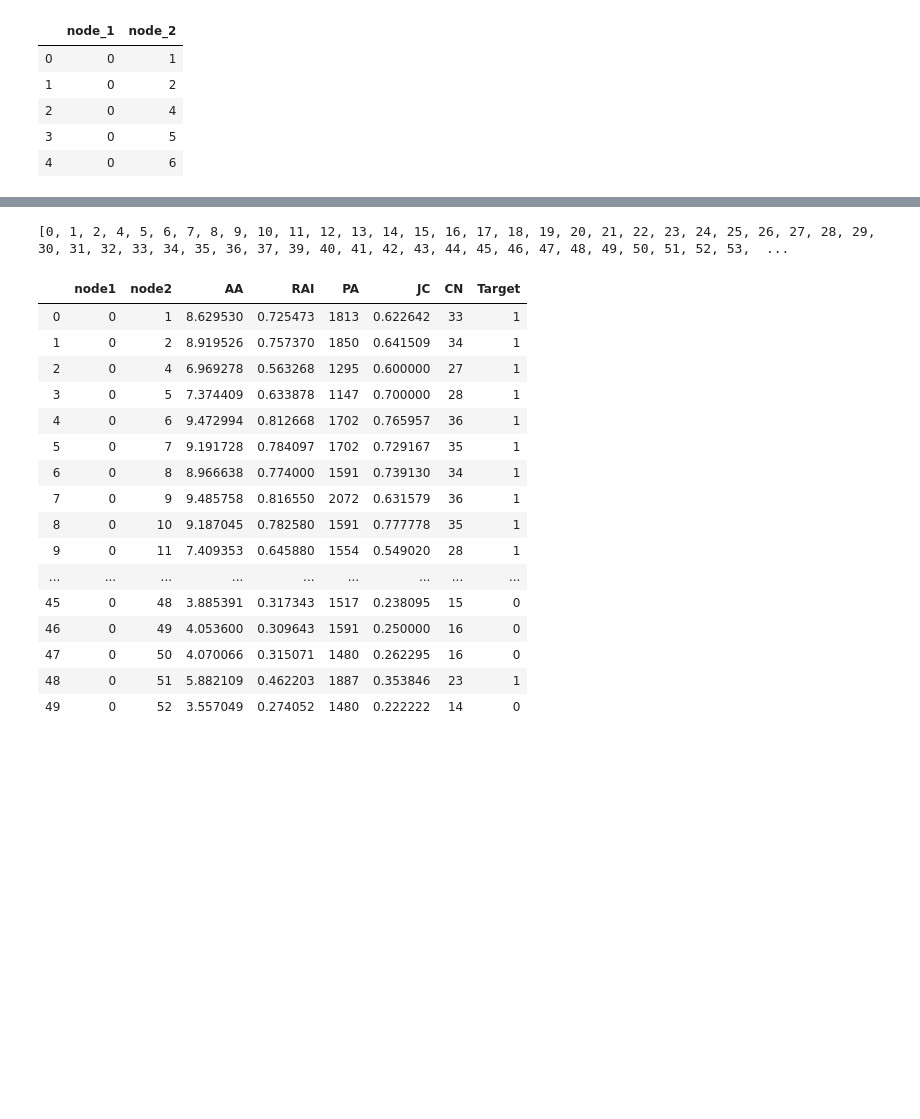
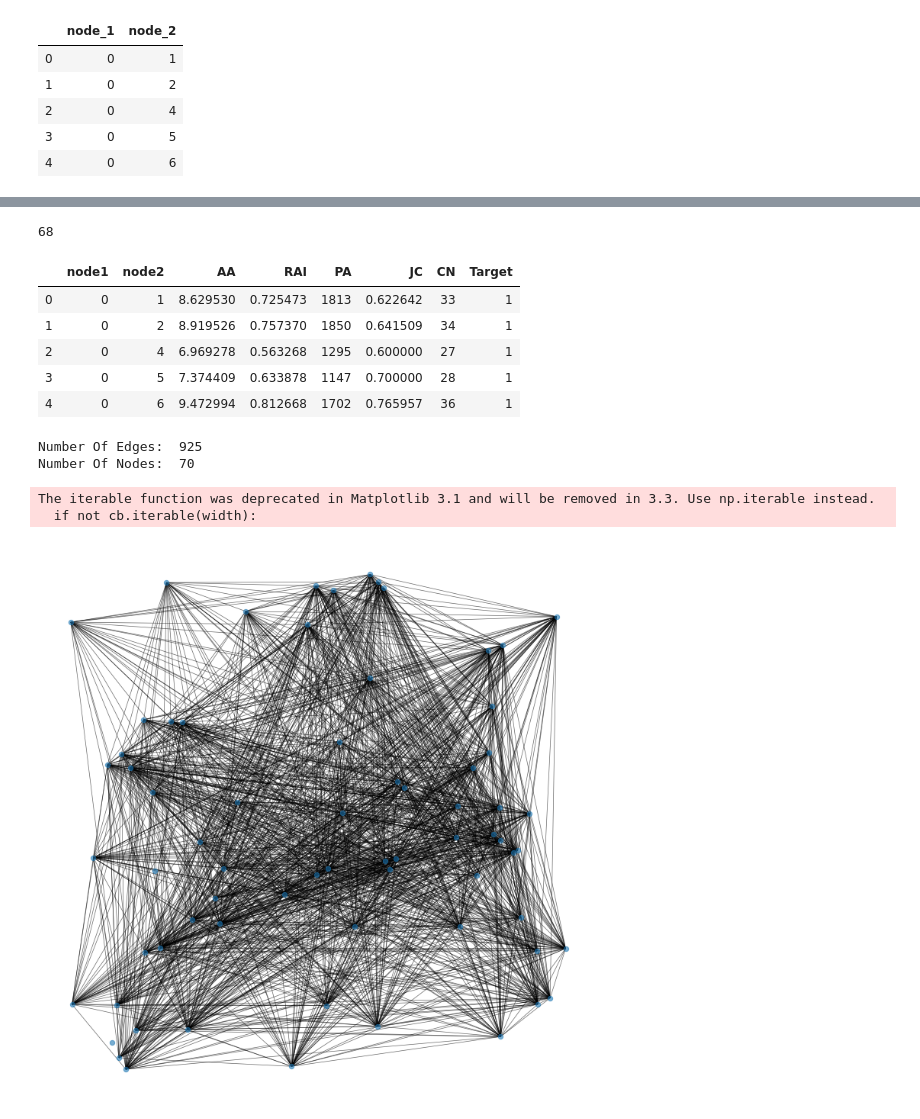
Before and after one commit to divaymohan/ProjectMaterial, a Jupyter notebook: Project/Original Matrixes/NoteBooks/supervisedML_NodeToVec.ipynb, the cells around one changed output, grey strips where cells are left out. Cells and saved outputs as stored; diff of their text form; code cells hidden in the pictures; blank space fills up the shorter version.

```diff
--- a/Project/Original Matrixes/NoteBooks/supervisedML_NodeToVec.ipynb
+++ b/Project/Original Matrixes/NoteBooks/supervisedML_NodeToVec.ipynb
@@ -13,11 +24,3 @@ print("Number Of Nodes: ",len(G_Normal.nodes()))
 # %% [output]
 Number Of Edges:  1490
 Number Of Nodes:  70
-# %%
-# Load the adjacency matrix into a numpy array.
-eMCI_mat = np.loadtxt('../eMCI.txt', dtype=int)
-for i in range(0,70):
-        eMCI_mat[i][i] = 0
-G_eMCI = nx.from_numpy_matrix(eMCI_mat)
-print("Number Of Edges: ",len(G_eMCI.edges()))
-print("Number Of Nodes: ",len(G_eMCI.nodes()))
@@ -86,13 +57,0 @@ adj_G.shape
-# %%
-# get unconnected node-pairs
-all_unconnected_pairs = []
-
-# traverse adjacency matrix
-offset = 0
-for i in tqdm(range(adj_G.shape[0])):
-  for j in range(offset,adj_G.shape[1]):
-    if i != j:
-      if adj_G[i,j] == 0:
-        all_unconnected_pairs.append([node_list[i],node_list[j]])
-
-  offset = offset + 1
@@ -112,17 +57,0 @@ data['link'] = 0
-# %%
-initial_node_count = len(G.nodes)
-
-fb_df_temp = fb_df.copy()
-
-# empty list to store removable links
-omissible_links_index = []
-
-for i in tqdm(fb_df.index.values):
-
-  # remove a node pair and build a new graph
-  G_temp = nx.from_pandas_edgelist(fb_df_temp.drop(index = i), "node_1", "node_2", create_using=nx.Graph())
-
-  # check there is no spliting of graph and number of nodes is same
-  if (nx.number_connected_components(G_temp) == 1) and (len(G_temp.nodes) == initial_node_count):
-    omissible_links_index.append(i)
-    fb_df_temp = fb_df_temp.drop(index = i)
@@ -207,5 +58,4 @@ fb_df.head()
 # %%
-import networkx as nx
 edges = list(G_Normal.edges)
 node_list_1 = [item[0] for item in edges]
 node_list_2 = [item[1] for item in edges]
@@ -214,9 +64,9 @@ node_list = node_list_1 + node_list_2
 
 # remove duplicate items from the list
 node_list = list(dict.fromkeys(node_list))
-print(node_list)
+print(len(node_list))
 # %% [output]
-[0, 1, 2, 4, 5, 6, 7, 8, 9, 10, 11, 12, 13, 14, 15, 16, 17, 18, 19, 20, 21, 22, 23, 24, 25, 26, 27, 28, 29, 30, 31, 32, 33, 34, 35, 36, 37, 39, 40, 41, 42, 43, 44, 45, 46, 47, 48, 49, 50, 51, 52, 53,  ...
+68
 # %%
 df_AllNodes = pd.DataFrame()
 AA = []
@@ -260,22 +110,27 @@ df_AllNodes['CN'] = CN
 
 df_AllNodes['Target'] = target
 # %%
-df_AllNodes.head(50)
+df_AllNodes.head(5)
 # %% [output]
 |  | node1 | node2 | AA | RAI | PA | JC | CN | Target |
 | 0 | 0 | 1 | 8.629530 | 0.725473 | 1813 | 0.622642 | 33 | 1 |
 | 1 | 0 | 2 | 8.919526 | 0.757370 | 1850 | 0.641509 | 34 | 1 |
 | 2 | 0 | 4 | 6.969278 | 0.563268 | 1295 | 0.600000 | 27 | 1 |
 | 3 | 0 | 5 | 7.374409 | 0.633878 | 1147 | 0.700000 | 28 | 1 |
 | 4 | 0 | 6 | 9.472994 | 0.812668 | 1702 | 0.765957 | 36 | 1 |
-| 5 | 0 | 7 | 9.191728 | 0.784097 | 1702 | 0.729167 | 35 | 1 |
-| 6 | 0 | 8 | 8.966638 | 0.774000 | 1591 | 0.739130 | 34 | 1 |
-| 7 | 0 | 9 | 9.485758 | 0.816550 | 2072 | 0.631579 | 36 | 1 |
-| 8 | 0 | 10 | 9.187045 | 0.782580 | 1591 | 0.777778 | 35 | 1 |
-| 9 | 0 | 11 | 7.409353 | 0.645880 | 1554 | 0.549020 | 28 | 1 |
-| ... | ... | ... | ... | ... | ... | ... | ... | ... |
-| 45 | 0 | 48 | 3.885391 | 0.317343 | 1517 | 0.238095 | 15 | 0 |
-| 46 | 0 | 49 | 4.053600 | 0.309643 | 1591 | 0.250000 | 16 | 0 |
-| 47 | 0 | 50 | 4.070066 | 0.315071 | 1480 | 0.262295 | 16 | 0 |
-| 48 | 0 | 51 | 5.882109 | 0.462203 | 1887 | 0.353846 | 23 | 1 |
-| 49 | 0 | 52 | 3.557049 | 0.274052 | 1480 | 0.222222 | 14 | 0 |
+# %%
+G_Normal_complement = nx.complement(G_Normal)
+print("Number Of Edges: ",len(G_Normal_complement.edges()))
+print("Number Of Nodes: ",len(G_Normal_complement.nodes()))
+# %% [output]
+Number Of Edges:  925
+Number Of Nodes:  70
+# %%
+plt.figure(figsize=(10,10))
+pos = nx.random_layout(G_Normal, seed=23)
+nx.draw(G_eMCI, with_labels=False,  pos = pos, node_size = 40, alpha = 0.6, width = 0.7)
+plt.show()
+# %% [output]
+The iterable function was deprecated in Matplotlib 3.1 and will be removed in 3.3. Use np.iterable instead.
+  if not cb.iterable(width):
+[figure, added]
```
Also changed, not shown: parts of 27 cells of this notebook, 11 other files.
